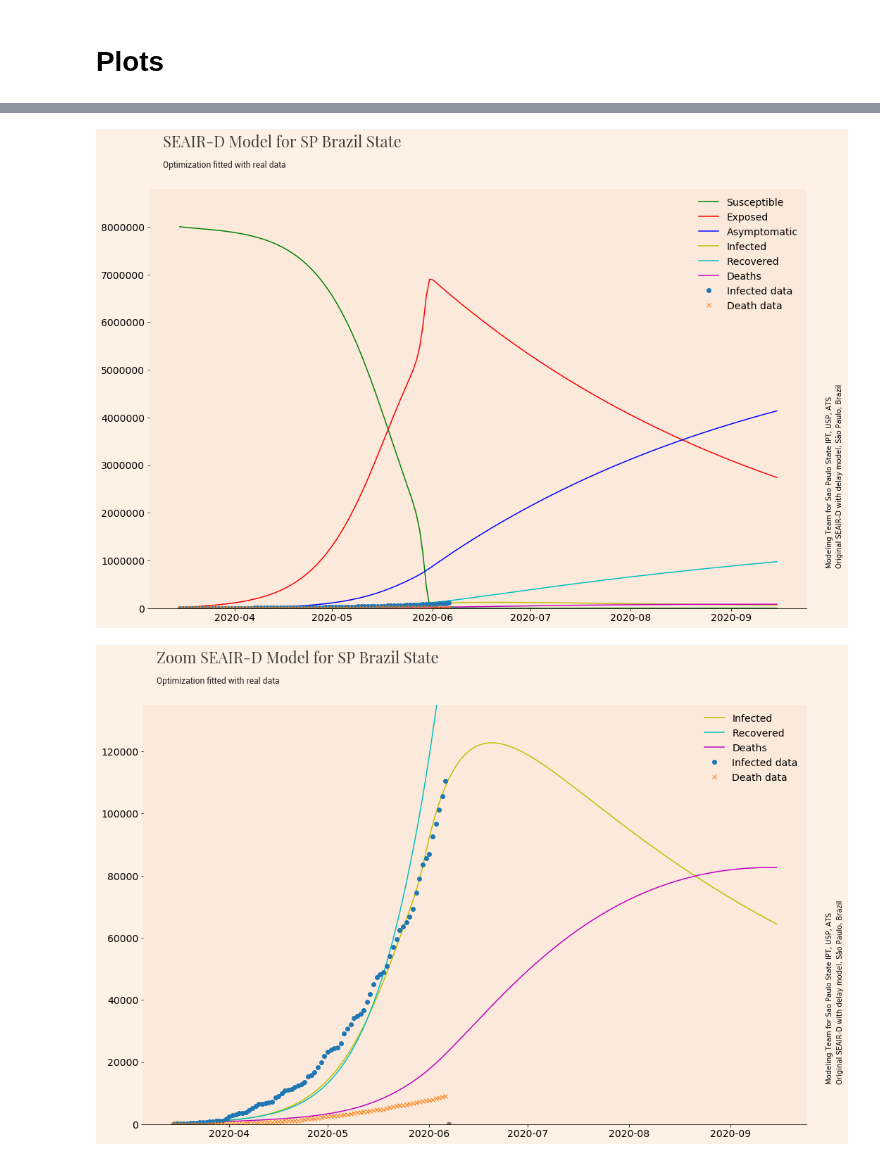
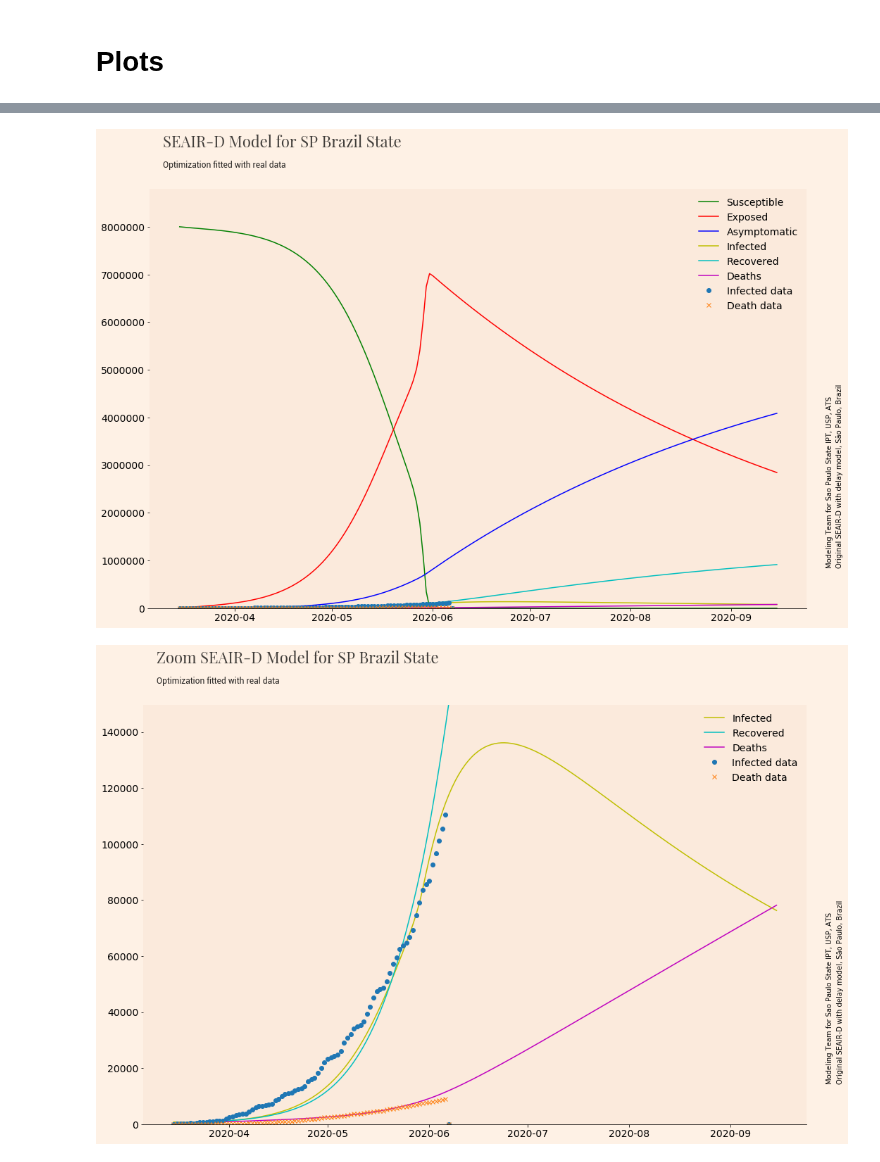
Before and after one commit to gasilva/dataAndModelsCovid19, a Jupyter notebook: statesBrazil/States_Covid19_v6b_yabox.ipynb, the cells around one changed output, grey strips where cells are left out. Cells and saved outputs as stored; diff of their text form; code cells hidden in the pictures.

Commit message:
changed back predict_range

```diff
--- a/statesBrazil/States_Covid19_v6b_yabox.ipynb
+++ b/statesBrazil/States_Covid19_v6b_yabox.ipynb
@@ -125,5 +125,5 @@ import LearnerYabox_v2b as Learner #Yabox
 # %%
-allStates=True
+allStates=False
 cleanRecovered=False
 version="7"
 
@@ -215,37 +215,35 @@ maxDateStr = maxDate.strftime("%Y-%m-%d")
 #you need to run (solve) it before plotting
 if plotStates:
     states=['SP','ES','MG','RJ','PE','CE','AM']
     allStates=True
 
 #main state for plotting log graph or SEAIRD plot
 state="ES"
 
 #if it is not SEAIRD plot, so plot one state only
 if not opt==5:
     AllStates=False
 
 if allStates:
     for state in states:
         query = dfparam.query('state == "{}"'.format(state)).reset_index()
         ratio = query['RATIO'][0]
         startCase = query['START'][0]
         startdate = query['start-date'][0]
         predict_range = query['prediction-range'][0]
-        predict_range -=  75
         covid_plots.covid_plots(state, states4Plot, startdate, predict_range, \
                         startCase, 5, version, show=True, ratio=ratio, maxDate=maxDateStr)
 else:
     query = dfparam.query('state == "{}"'.format(state)).reset_index()
     ratio = query['RATIO'][0]
     startdate = query['start-date'][0]
     predict_range = query['prediction-range'][0]
-    predict_range -=  45
     startCase = query['START'][0]
     covid_plots.covid_plots(state, states4Plot, startdate,predict_range, \
                        startCase, opt, version, show=True, ratio=ratio, maxDate=maxDateStr)
 # %% [output]
-[figure, old version]
+[figure, new version]
-[figure, old version]
+[figure, new version]
 [figure]
 [figure]
 [figure]
```
Also changed, not shown: parts of 2 cells of this notebook.
